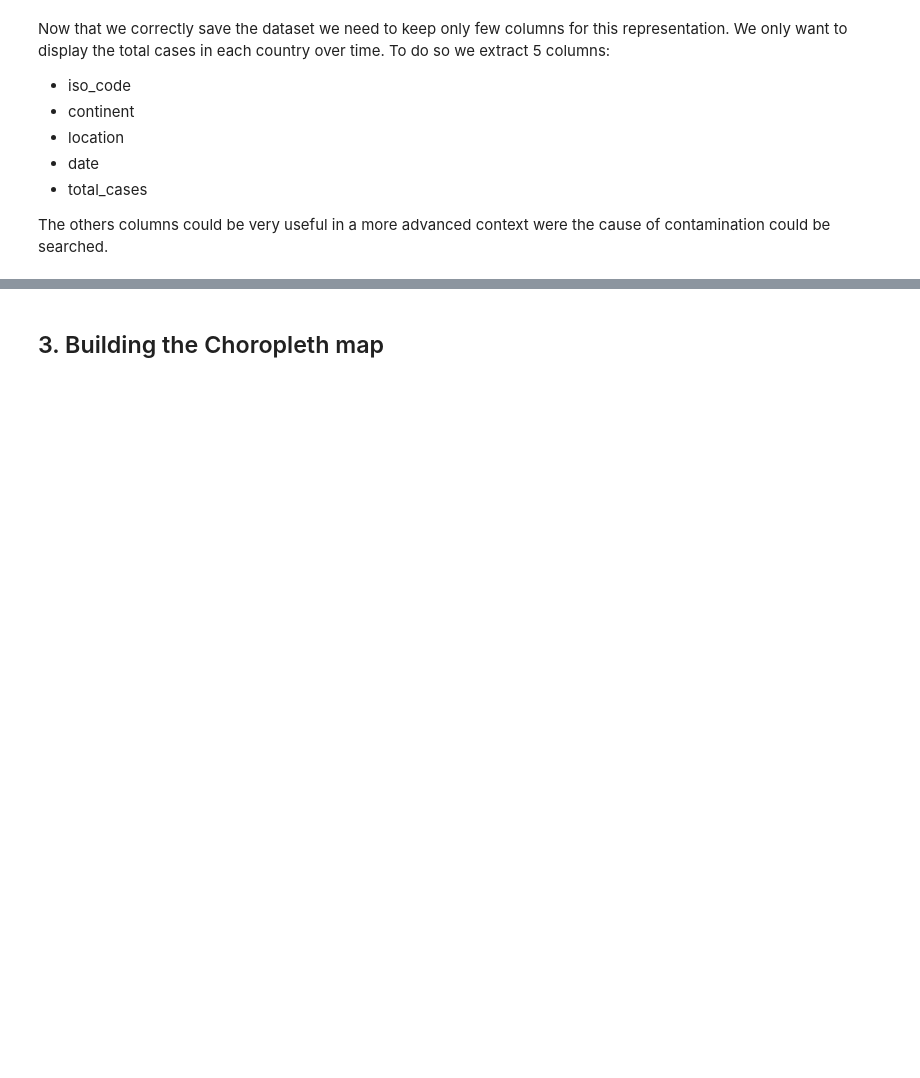
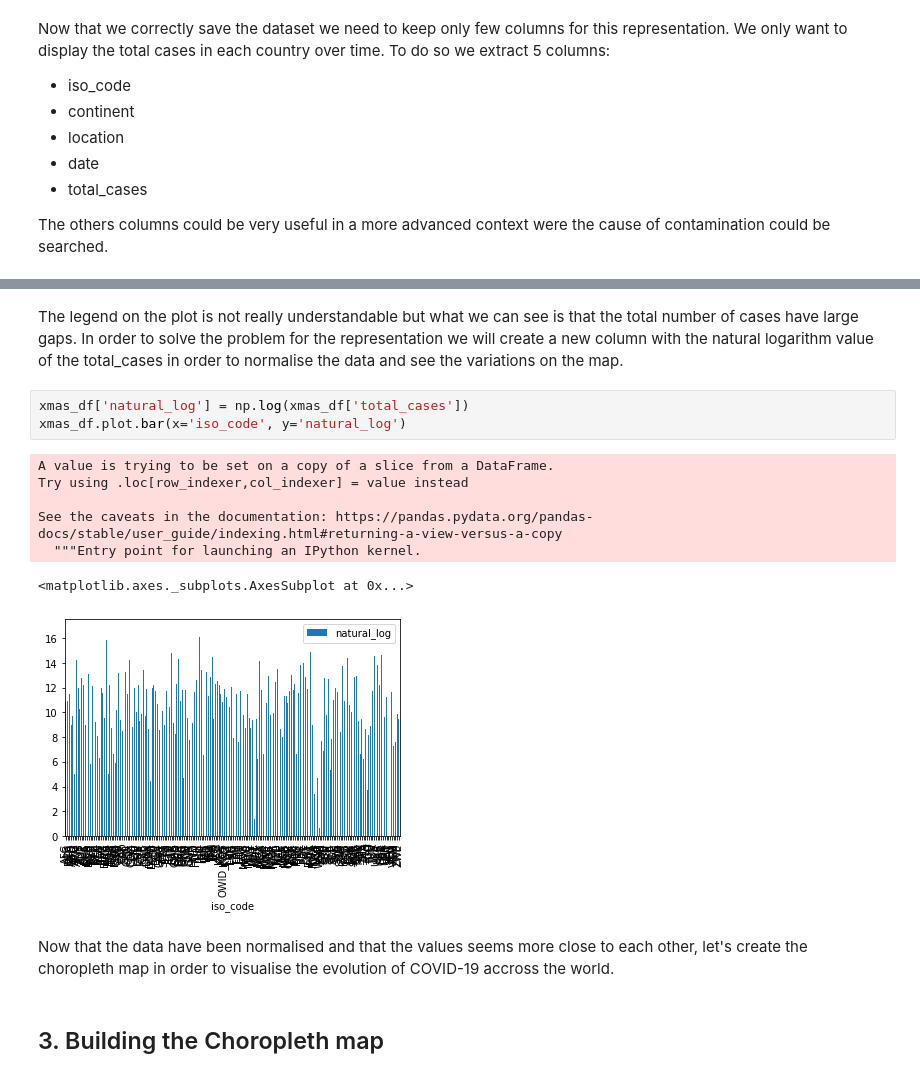
Before and after one commit to bc2606/covid19-data-visualisation, a Jupyter notebook: covid19-notebook.ipynb, the cells around one changed output, grey strips where cells are left out. Drawn from its saved outputs; the diff is of its cells as text; blank space fills up the shorter version.

Commit message:
[~] Fix the values

```diff
--- a/covid19-notebook.ipynb
+++ b/covid19-notebook.ipynb
@@ -68,3 +101,18 @@ simp_covid_df = simp_covid_df[simp_covid_df.location != 'World']
+# %% [markdown]
+The legend on the plot is not really understandable but what we can see is that the total number of cases have large gaps. In order to solve the problem for the representation we will create a new column with the natural logarithm value of the total_cases in order to normalise the data and see the variations on the map.
+# %%
+xmas_df['natural_log'] = np.log(xmas_df['total_cases'])
+xmas_df.plot.bar(x='iso_code', y='natural_log')
+# %% [output]
+A value is trying to be set on a copy of a slice from a DataFrame.
+Try using .loc[row_indexer,col_indexer] = value instead
+
+See the caveats in the documentation: https://pandas.pydata.org/pandas-docs/stable/user_guide/indexing.html#returning-a-view-versus-a-copy
+  """Entry point for launching an IPython kernel.
+<matplotlib.axes._subplots.AxesSubplot at 0x...>
+[figure, added]
+# %% [markdown]
+Now that the data have been normalised and that the values seems more close to each other, let's create the choropleth map in order to visualise the evolution of COVID-19 accross the world.
 # %% [markdown]
 ## 3. Building the Choropleth map
 # %% [markdown]
```
Also changed, not shown: parts of 11 cells of this notebook.
